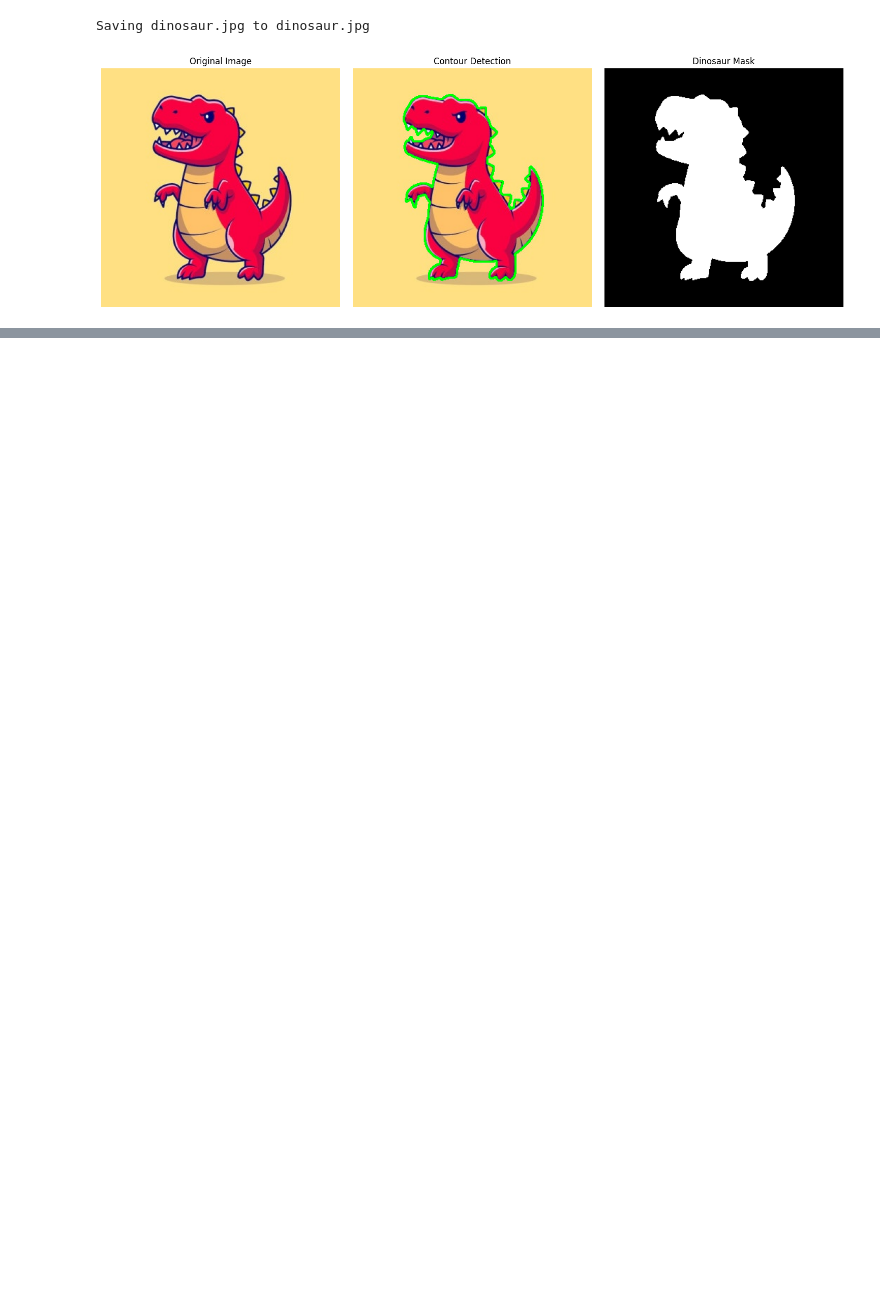
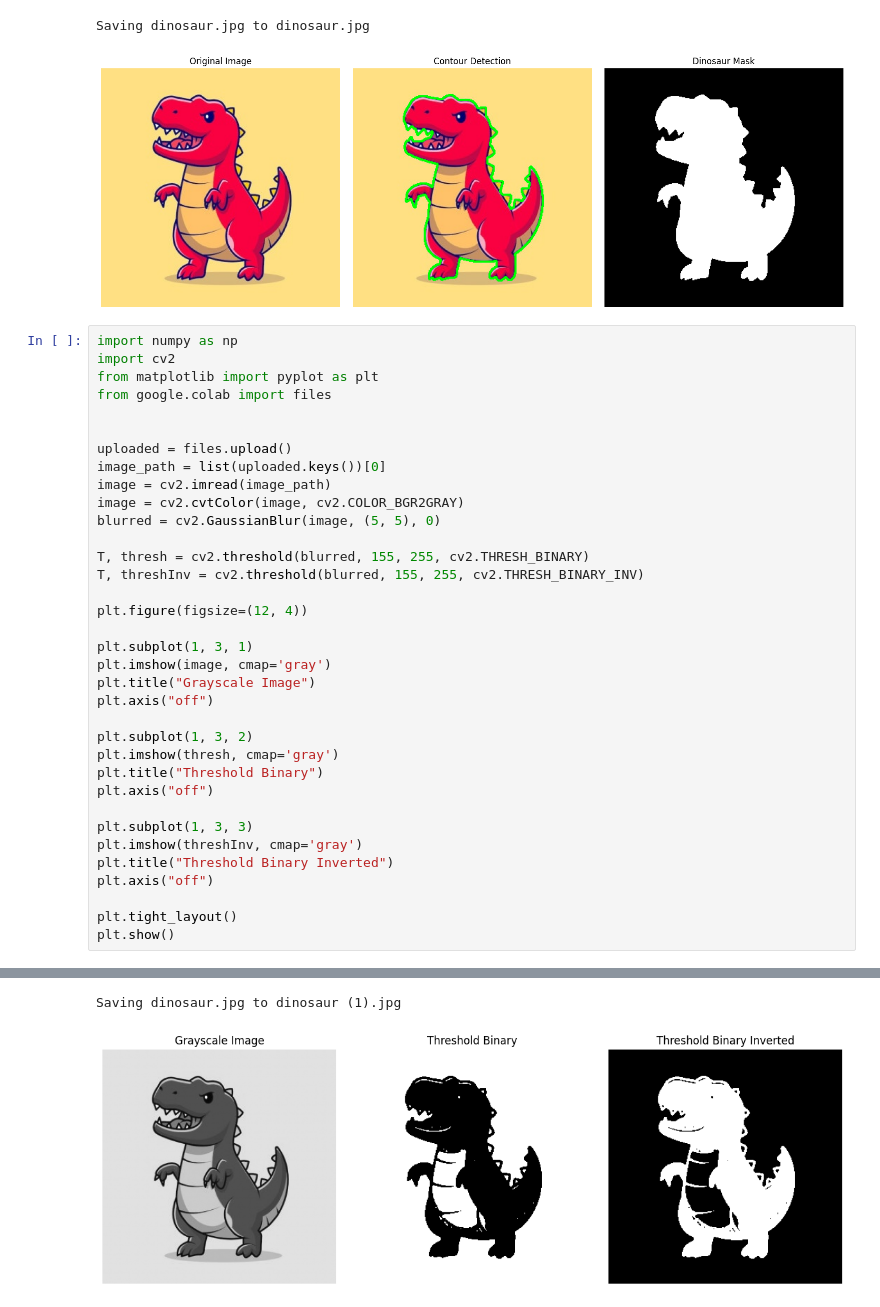
Before and after one commit to kimdongyoon488/AI_Transformation_AX_Academy, a Jupyter notebook: ai/openCV.ipynb, the cells around one changed output, grey strips where cells are left out. Saved outputs shown, nothing was run; the diff lists cells and outputs as text; blank space fills up the shorter version.

Commit message:
cv2.threshold() 사용한 이진화 실습

```diff
--- a/ai/openCV.ipynb
+++ b/ai/openCV.ipynb
@@ -392,3 +406,39 @@ plt.show()
 [interactive output not drawn]
 Saving dinosaur.jpg to dinosaur.jpg
 [figure]
+# %%
+import numpy as np
+import cv2
+from matplotlib import pyplot as plt
+from google.colab import files
+
+
+uploaded = files.upload()
+image_path = list(uploaded.keys())[0]
+image = cv2.imread(image_path)
+image = cv2.cvtColor(image, cv2.COLOR_BGR2GRAY)
+blurred = cv2.GaussianBlur(image, (5, 5), 0)
+
+T, thresh = cv2.threshold(blurred, 155, 255, cv2.THRESH_BINARY)
+T, threshInv = cv2.threshold(blurred, 155, 255, cv2.THRESH_BINARY_INV)
+
+plt.figure(figsize=(12, 4))
+
+plt.subplot(1, 3, 1)
+plt.imshow(image, cmap='gray')
+plt.title("Grayscale Image")
+plt.axis("off")
+
+plt.subplot(1, 3, 2)
+plt.imshow(thresh, cmap='gray')
+plt.title("Threshold Binary")
+plt.axis("off")
+
+plt.subplot(1, 3, 3)
+plt.imshow(threshInv, cmap='gray')
+plt.title("Threshold Binary Inverted")
+plt.axis("off")
+
+plt.tight_layout()
+plt.show()
+# %% [output]
@@ -394,0 +446,2 @@ Saving dinosaur.jpg to dinosaur.jpg
+Saving dinosaur.jpg to dinosaur (1).jpg
+[figure, added]
```
Also changed, not shown: parts of 2 cells of this notebook.
